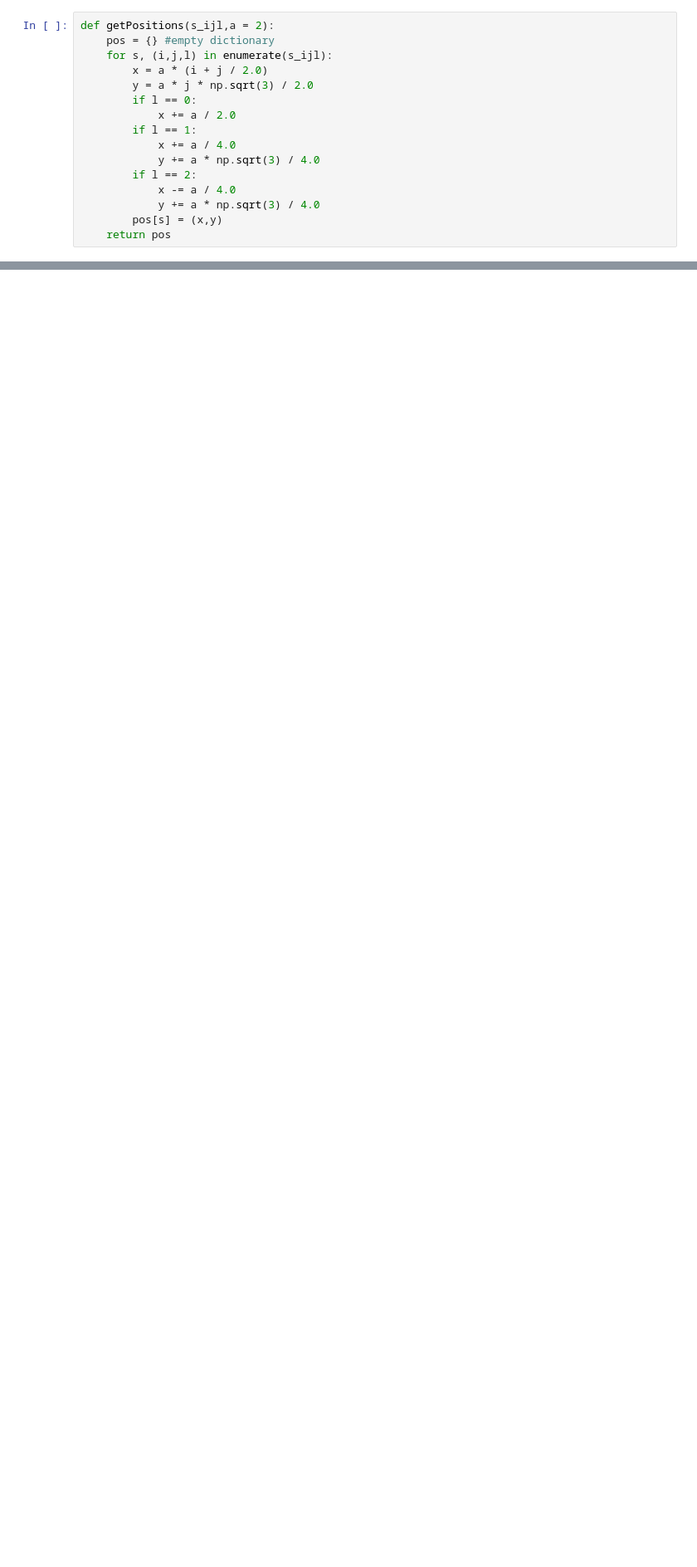
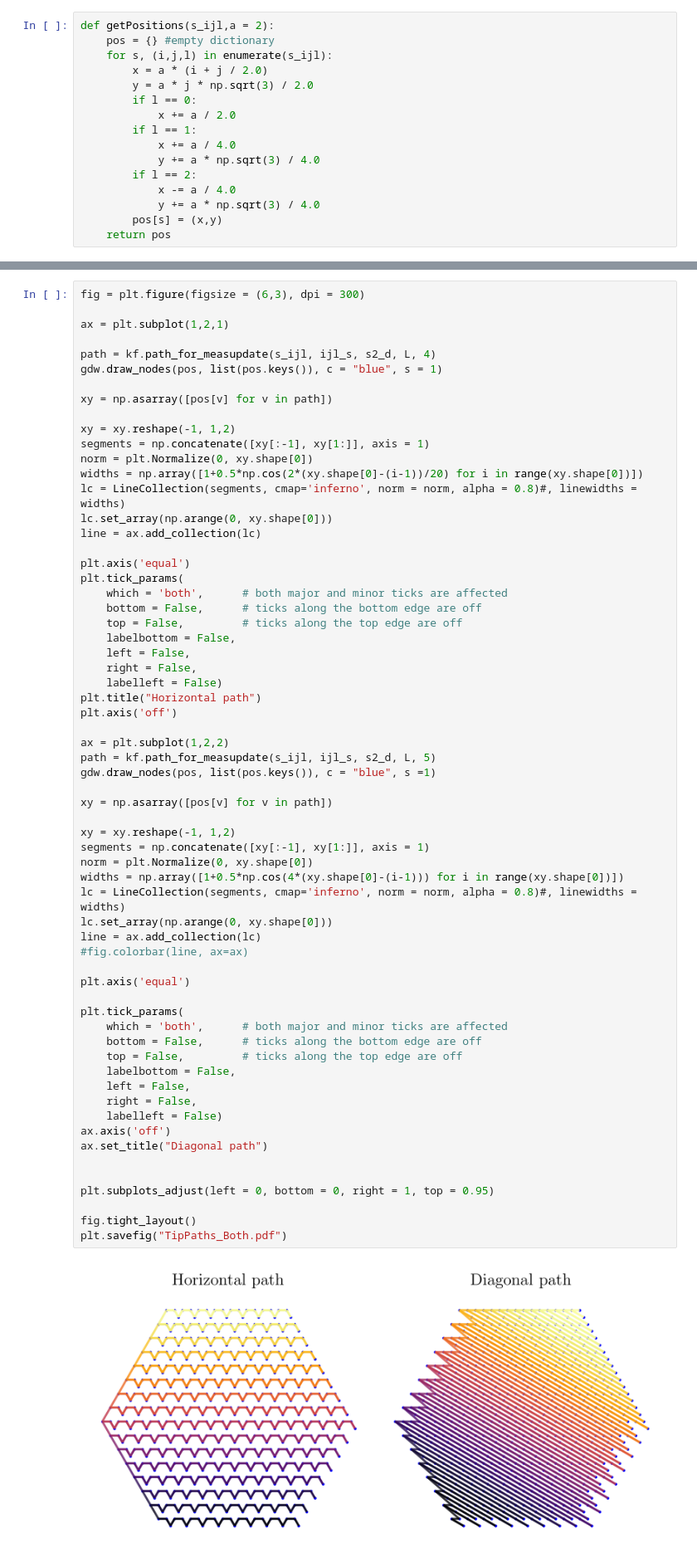
Before and after one commit to jeannecolbois/myopic-dual-worm, a Jupyter notebook: dualworm-kagome/ExampleKagome/ExampleKagomeLattice.ipynb, the cells around one changed output, grey strips where cells are left out. Shown at 83% size. Drawn from its saved outputs; the diff is of its cells as text; blank space fills up the shorter version.

```diff
--- a/dualworm-kagome/ExampleKagome/ExampleKagomeLattice.ipynb
+++ b/dualworm-kagome/ExampleKagome/ExampleKagomeLattice.ipynb
@@ -157 +214,66 @@ plt.title("Path version 3")
+# %%
+fig = plt.figure(figsize = (6,3), dpi = 300)
+
+ax = plt.subplot(1,2,1)
+
+path = kf.path_for_measupdate(s_ijl, ijl_s, s2_d, L, 4)
+gdw.draw_nodes(pos, list(pos.keys()), c = "blue", s = 1)
+
+xy = np.asarray([pos[v] for v in path])
+
+xy = xy.reshape(-1, 1,2)
+segments = np.concatenate([xy[:-1], xy[1:]], axis = 1)
+norm = plt.Normalize(0, xy.shape[0])
+widths = np.array([1+0.5*np.cos(2*(xy.shape[0]-(i-1))/20) for i in range(xy.shape[0])])
+lc = LineCollection(segments, cmap='inferno', norm = norm, alpha = 0.8)#, linewidths = widths)
+lc.set_array(np.arange(0, xy.shape[0]))
+line = ax.add_collection(lc)
+
+plt.axis('equal')
+plt.tick_params(
+    which = 'both',      # both major and minor ticks are affected
+    bottom = False,      # ticks along the bottom edge are off
+    top = False,         # ticks along the top edge are off
+    labelbottom = False,
+    left = False,
+    right = False,
+    labelleft = False)
+plt.title("Horizontal path")
+plt.axis('off')
+
+ax = plt.subplot(1,2,2)
+path = kf.path_for_measupdate(s_ijl, ijl_s, s2_d, L, 5)
+gdw.draw_nodes(pos, list(pos.keys()), c = "blue", s =1)
+
+xy = np.asarray([pos[v] for v in path])
+
+xy = xy.reshape(-1, 1,2)
+segments = np.concatenate([xy[:-1], xy[1:]], axis = 1)
+norm = plt.Normalize(0, xy.shape[0])
+widths = np.array([1+0.5*np.cos(4*(xy.shape[0]-(i-1))) for i in range(xy.shape[0])])
+lc = LineCollection(segments, cmap='inferno', norm = norm, alpha = 0.8)#, linewidths = widths)
+lc.set_array(np.arange(0, xy.shape[0]))
+line = ax.add_collection(lc)
+#fig.colorbar(line, ax=ax)
+
+plt.axis('equal')
+
+plt.tick_params(
+    which = 'both',      # both major and minor ticks are affected
+    bottom = False,      # ticks along the bottom edge are off
+    top = False,         # ticks along the top edge are off
+    labelbottom = False,
+    left = False,
+    right = False,
+    labelleft = False)
+ax.axis('off')
+ax.set_title("Diagonal path")
+
+
+plt.subplots_adjust(left = 0, bottom = 0, right = 1, top = 0.95)
+
+fig.tight_layout()
+plt.savefig("TipPaths_Both.pdf")
+# %% [output]
+[figure, added]
 # %%
```
Also changed, not shown: parts of 10 cells of this notebook, 3 other files.
